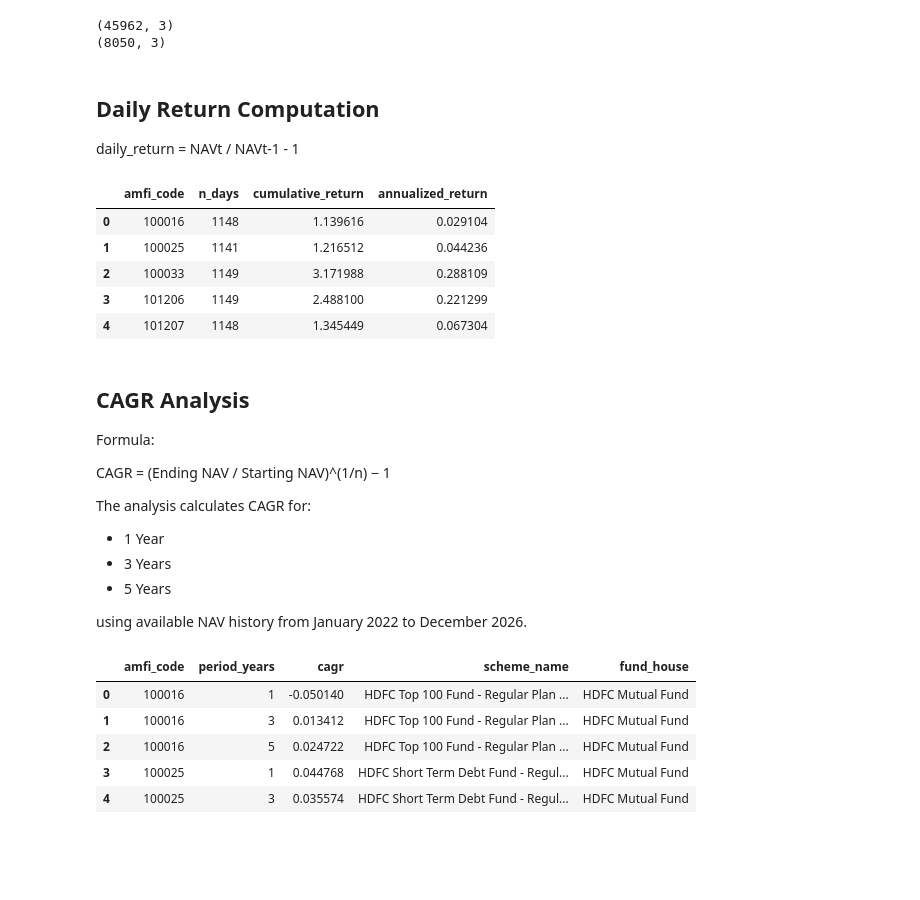
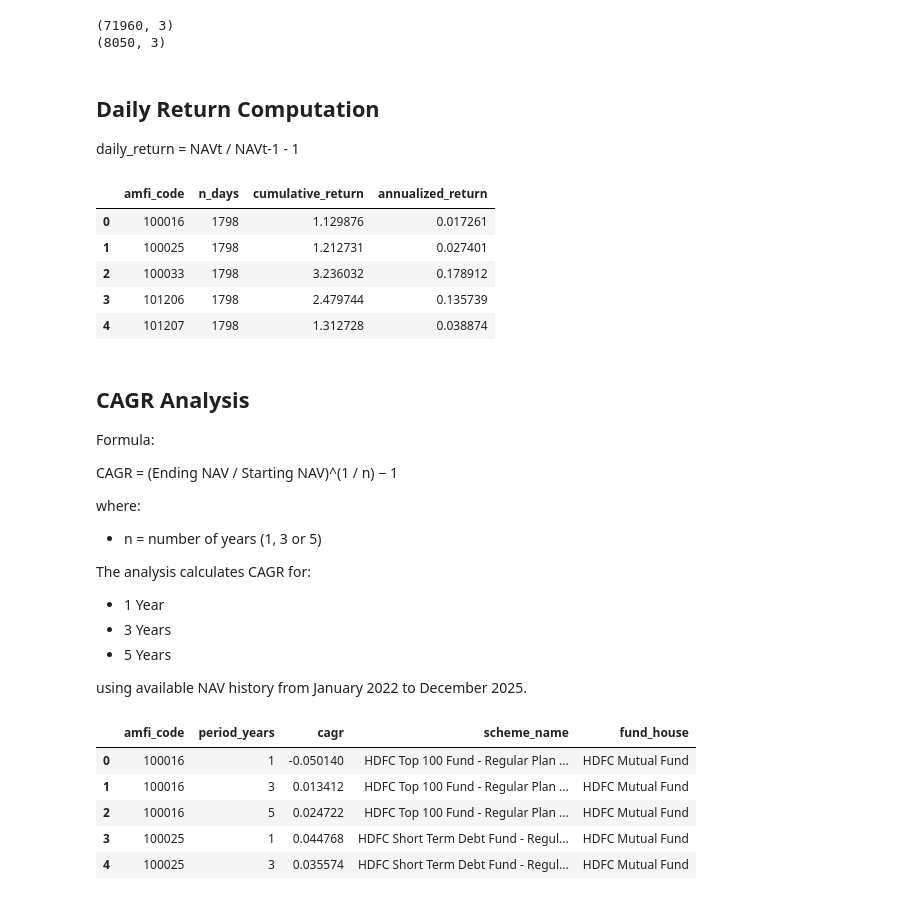
Before and after one commit to shreyasinha050605-prog/bluestock_mf_capstone, a Jupyter notebook: notebooks/05_Performance_Analytics.ipynb, the cells around one changed output. Drawn from its saved outputs; the diff is of its cells as text; code cells hidden in the pictures; blank space fills up the shorter version.

```diff
--- a/notebooks/05_Performance_Analytics.ipynb
+++ b/notebooks/05_Performance_Analytics.ipynb
@@ -6,33 +6,45 @@ import matplotlib.pyplot as plt
 import seaborn as sns
 
 from scipy.stats import linregress
+from pathlib import Path
 
 plt.style.use("ggplot")
 
 pd.set_option("display.max_columns", None)
+
+BASE_DIR = Path.cwd().parent
+
+DATA_DIR = BASE_DIR / "data" / "processed"
+REPORT_DIR = BASE_DIR / "reports"
+CHART_DIR = REPORT_DIR / "charts"
+
+CHART_DIR.mkdir(
+    parents=True,
+    exist_ok=True
+)
 # %%
 fund_master = pd.read_csv(
-    "../data/processed/01_fund_master_clean.csv"
+    DATA_DIR / "01_fund_master_clean.csv"
 )
 
 nav_history = pd.read_csv(
-    "../data/processed/02_nav_history_clean.csv",
+    DATA_DIR / "02_nav_history_clean.csv",
     parse_dates=["date"]
 )
 
 benchmark = pd.read_csv(
-    "../data/processed/10_benchmark_clean.csv",
+    DATA_DIR / "10_benchmark_clean.csv",
     parse_dates=["date"]
 )
 
 performance = pd.read_csv(
-    "../data/processed/07_performance_clean.csv"
+    DATA_DIR / "07_performance_clean.csv"
 )
 
 print(nav_history.shape)
 print(benchmark.shape)
 # %% [output]
-(45962, 3)
+(71960, 3)
 (8050, 3)
 # %% [markdown]
 ## Daily Return Computation
@@ -48,55 +60,57 @@ returns_df = returns_df.sort_values(
 returns_df["daily_return"] = (
     returns_df
     .groupby("amfi_code")["nav"]
-    .pct_change()
+    .pct_change(fill_method=None)
 )
 
 annual_returns = (
     returns_df
     .groupby("amfi_code")
     .agg(
         n_days=("daily_return", "count"),
         cumulative_return=(
             "daily_return",
             lambda x: (1 + x).prod()
         )
     )
     .reset_index()
 )
 
 annual_returns["annualized_return"] = (
     annual_returns["cumulative_return"]
     ** (252 / annual_returns["n_days"])
     - 1
 )
 
 annual_returns.to_csv(
-    "../data/processed/returns_computed.csv",
+    DATA_DIR / "returns_computed.csv",
     index=False
 )
 
 annual_returns.head()
 # %% [output]
 |  | amfi_code | n_days | cumulative_return | annualized_return |
-| 0 | 100016 | 1148 | 1.139616 | 0.029104 |
-| 1 | 100025 | 1141 | 1.216512 | 0.044236 |
-| 2 | 100033 | 1149 | 3.171988 | 0.288109 |
-| 3 | 101206 | 1149 | 2.488100 | 0.221299 |
-| 4 | 101207 | 1148 | 1.345449 | 0.067304 |
+| 0 | 100016 | 1798 | 1.129876 | 0.017261 |
+| 1 | 100025 | 1798 | 1.212731 | 0.027401 |
+| 2 | 100033 | 1798 | 3.236032 | 0.178912 |
+| 3 | 101206 | 1798 | 2.479744 | 0.135739 |
+| 4 | 101207 | 1798 | 1.312728 | 0.038874 |
 # %% [markdown]
 ## CAGR Analysis
 
 Formula:
 
-CAGR = (Ending NAV / Starting NAV)^(1/n) − 1
+CAGR = (Ending NAV / Starting NAV)^(1 / n) − 1
+
+where:
+- n = number of years (1, 3 or 5)
 
 The analysis calculates CAGR for:
-
 - 1 Year
 - 3 Years
 - 5 Years
 
-using available NAV history from January 2022 to December 2026.
+using available NAV history from January 2022 to December 2025.
 # %%
 cagr_results = []
 
```
Also changed, not shown: parts of 9 cells of this notebook, 40 other files.
